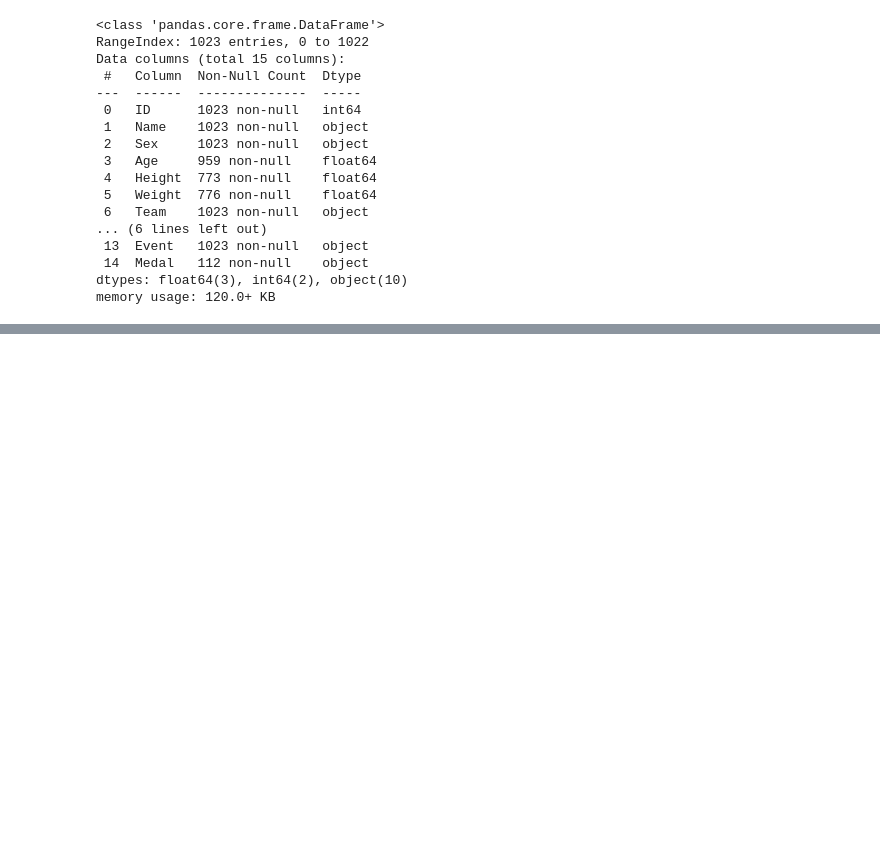
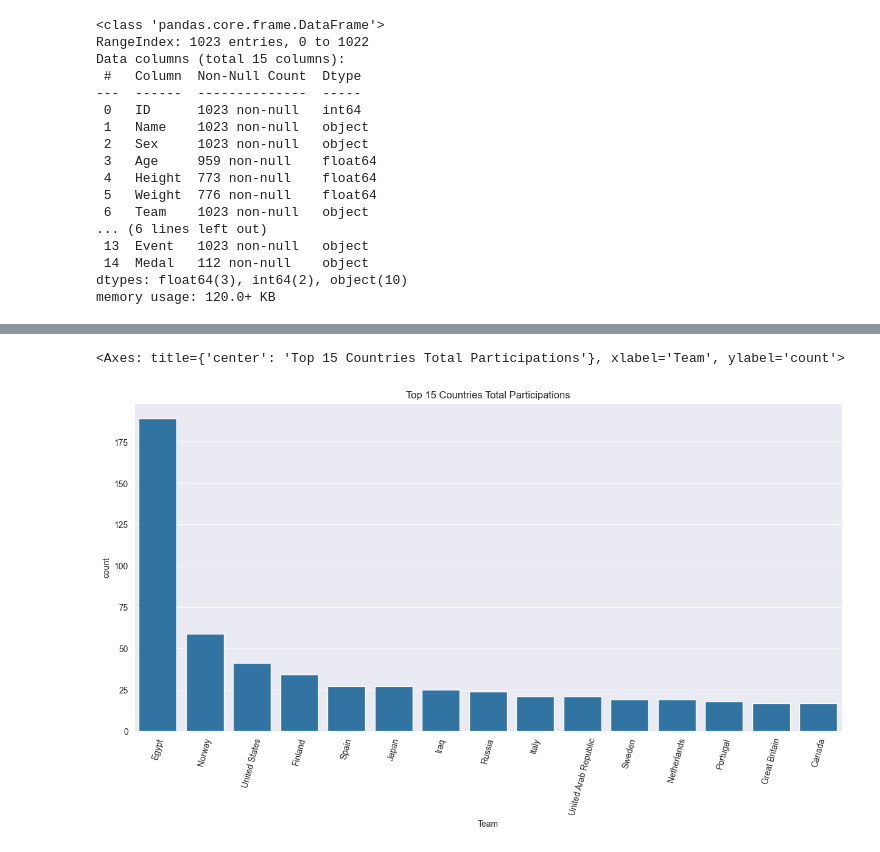
Before and after one commit to AyonChatterjee/ML-Projects-, a Jupyter notebook: OlympicMedalPrediction/OlympicsPredictions.ipynb, the cells around one changed output, grey strips where cells are left out. Cells and saved outputs as stored; diff of their text form; code cells hidden in the pictures; blank space fills up the shorter version.

```diff
--- a/OlympicMedalPrediction/OlympicsPredictions.ipynb
+++ b/OlympicMedalPrediction/OlympicsPredictions.ipynb
@@ -61,0 +172,4 @@ memory usage: 120.0+ KB
+# %%
+# Top 15 Countries participating in Olmypics by no. of participants
+top_countries = data.Team.value_counts().sort_values(ascending=False).head(15)
+top_countries
@@ -61,0 +194,10 @@ memory usage: 120.0+ KB
+# %%
+# data visualization of countries participating
+sns.set_style('darkgrid')
+plt.figure(figsize=(15 , 7))
+plt.title('Top 15 Countries Total Participations')
+plt.xticks(rotation = 75)
+sns.barplot(x = top_countries.index , y = top_countries)
+# %% [output]
+<Axes: title={'center': 'Top 15 Countries Total Participations'}, xlabel='Team', ylabel='count'>
+[figure, added]
```
Also changed, not shown: parts of 14 cells of this notebook.
